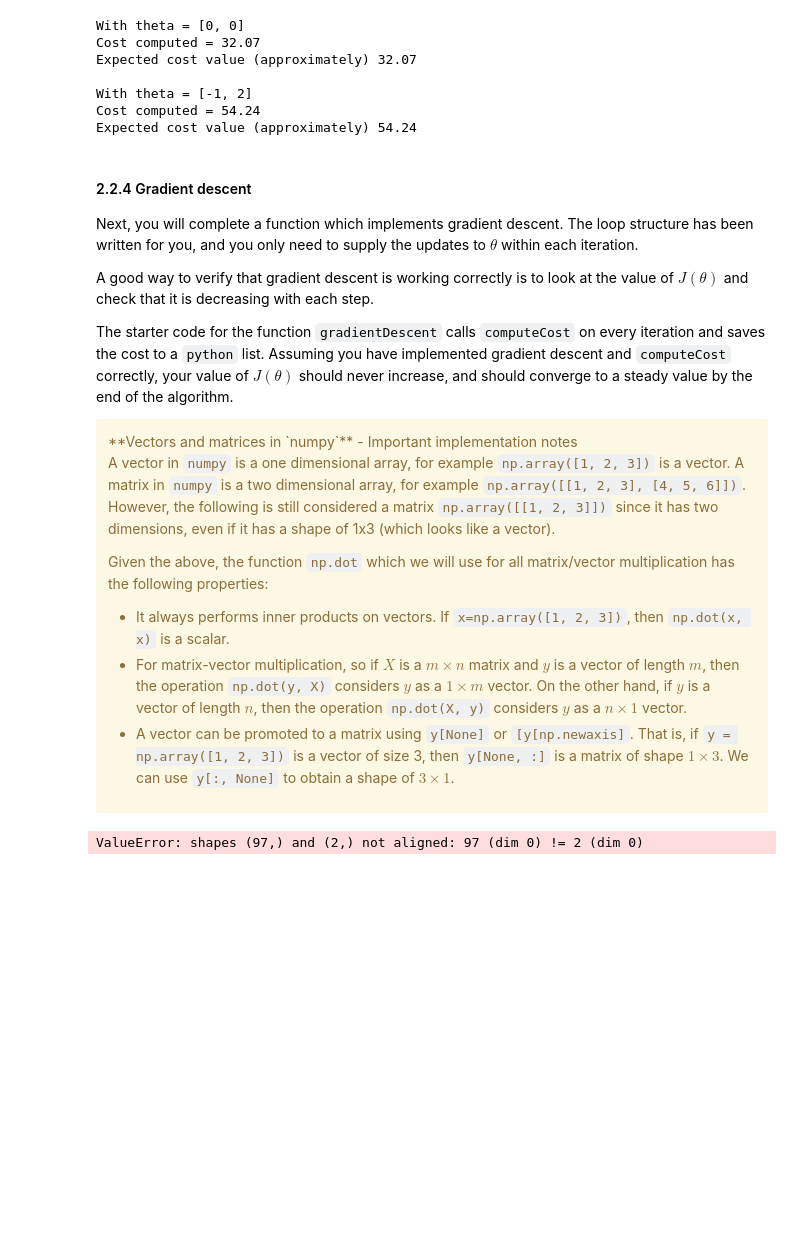
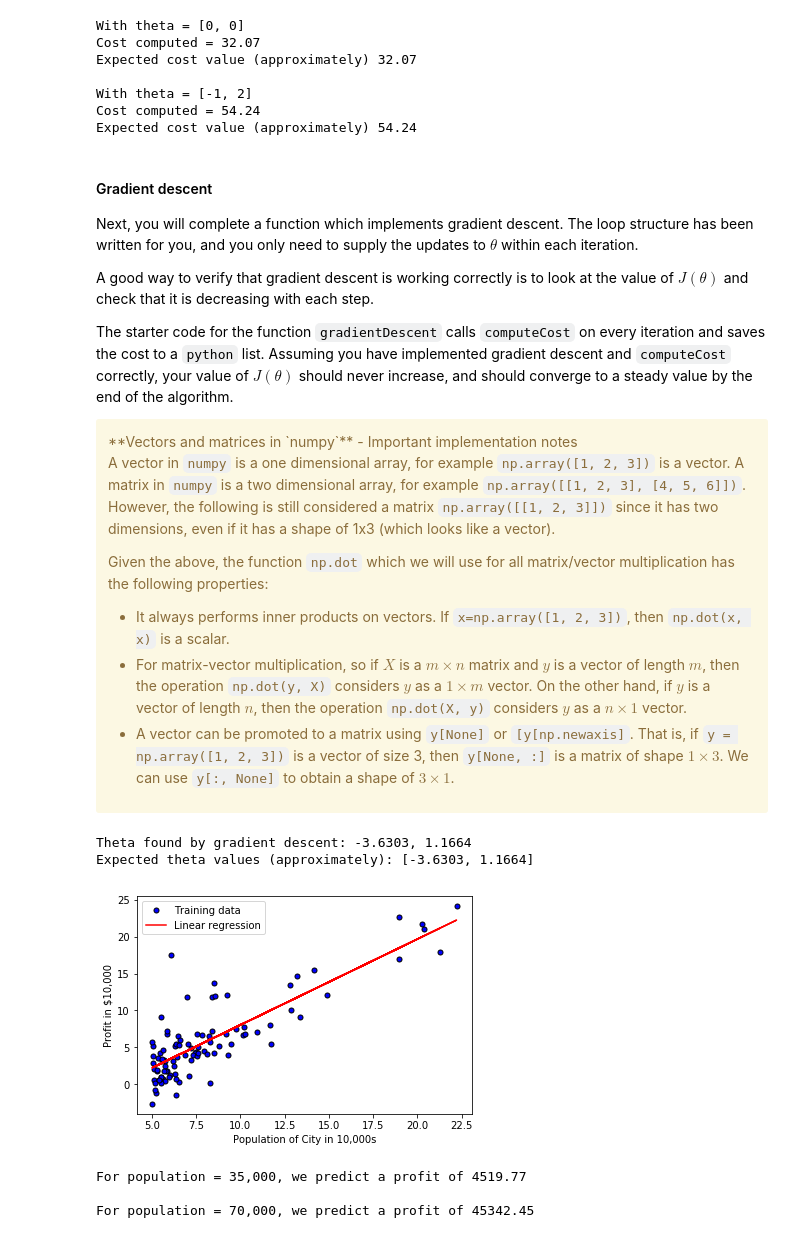
Before and after one commit to alexdevmotion/BEX.AI-Machine-Learning-Course, a Jupyter notebook: 02_lab/BEX.AI_02_Lab_Linear_Regression.ipynb, the cells around one changed output. Drawn from its saved outputs; the diff is of its cells as text; code cells hidden in the pictures; blank space fills up the shorter version.

Commit message:
Linear regression notebook v2

```diff
--- a/02_lab/BEX.AI_02_Lab_Linear_Regression.ipynb
+++ b/02_lab/BEX.AI_02_Lab_Linear_Regression.ipynb
@@ -138,7 +134,7 @@ With theta = [-1, 2]
 Cost computed = 54.24
 Expected cost value (approximately) 54.24
 # %% [markdown]
-#### 2.2.4 Gradient descent
+#### Gradient descent
 
 Next, you will complete a function which implements gradient descent.
 The loop structure has been written for you, and you only need to supply the updates to $\theta$ within each iteration.
@@ -191,8 +187,27 @@ theta = np.zeros(2)
 iterations = 1500
 alpha = 0.01
 
-theta, J_history = gradientDescent(X ,y, theta, alpha, iterations)
+theta, J_history = gradientDescent(X2 ,y, theta, alpha, iterations)
 print('Theta found by gradient descent: {:.4f}, {:.4f}'.format(*theta))
 print('Expected theta values (approximately): [-3.6303, 1.1664]')
 # %% [output]
-ValueError: shapes (97,) and (2,) not aligned: 97 (dim 0) != 2 (dim 0)
+Theta found by gradient descent: -3.6303, 1.1664
+Expected theta values (approximately): [-3.6303, 1.1664]
+# %%
+# plot the linear fit
+plotData(X2[:, 1], y)
+pyplot.plot(X2[:, 1], np.dot(X2, theta), '-r')
+pyplot.legend(['Training data', 'Linear regression']);
+# %% [output]
+[figure, added]
+# %%
+# Predict values for population sizes of 35,000 and 70,000
+predict1 = np.dot([1, 3.5], theta)
+print('For population = 35,000, we predict a profit of {:.2f}\n'.format(predict1*10000))
+
+predict2 = np.dot([1, 7], theta)
+print('For population = 70,000, we predict a profit of {:.2f}\n'.format(predict2*10000))
+# %% [output]
+For population = 35,000, we predict a profit of 4519.77
+
+For population = 70,000, we predict a profit of 45342.45
```
Also changed, not shown: parts of 8 cells of this notebook.
